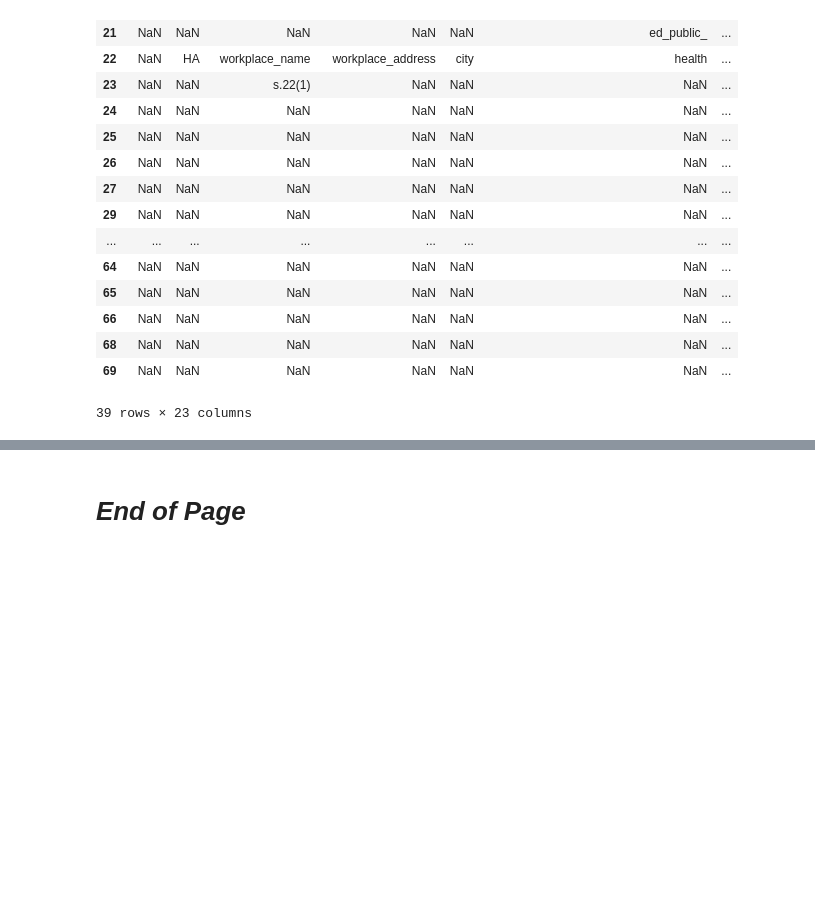
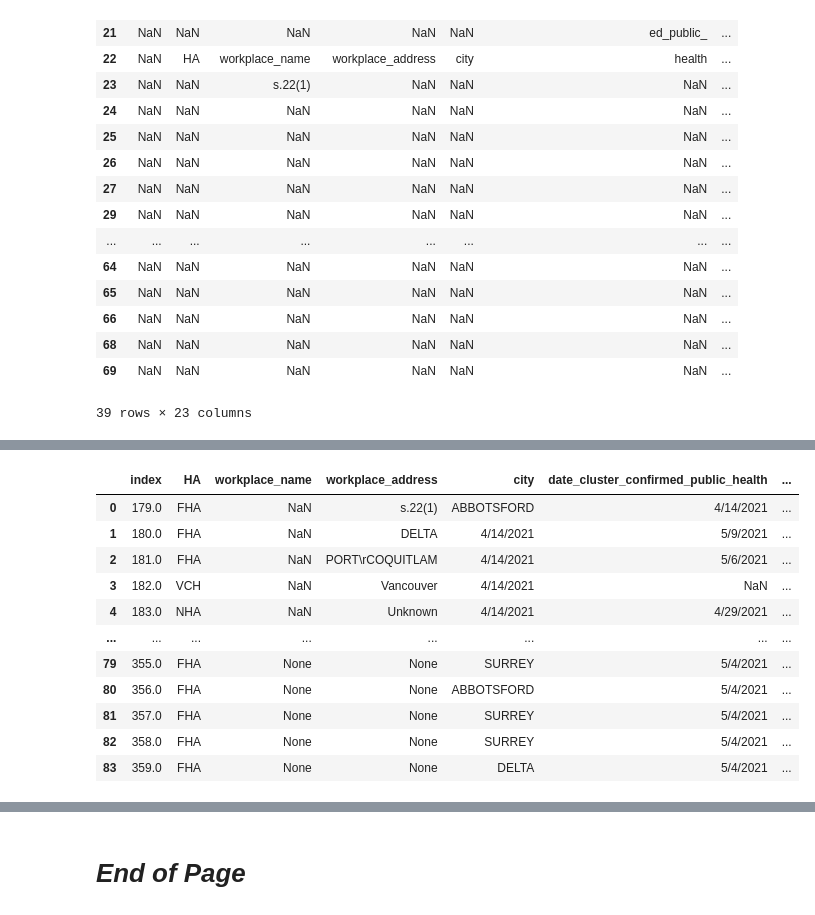
Before and after one commit to silvhua/BC-Covid-workplace-closures, a Jupyter notebook: notebooks/2023-03-23 parse PDF.ipynb, the cells around one changed output, grey strips where cells are left out. Drawn from its saved outputs; the diff is of its cells as text; code cells hidden in the pictures; blank space fills up the shorter version.

```diff
--- a/notebooks/2023-03-23 parse PDF.ipynb
+++ b/notebooks/2023-03-23 parse PDF.ipynb
@@ -1721,0 +1816,88 @@ dfs12[1][(dfs12[1]['index'].isna())]
+# %%
+from tabula import read_pdf
+import json
+import re
+
+def merge_rows(df, id_column='Unnamed: 0', fill_method='bfill'):
+    """
+    Merges rows in a pandas dataframe that were parsed incorrectly into multiple rows.
+    Assumes that the rows that need to be merged have the same value in a unique ID column.
+    """
+    df[id_column] = df[id_column].fillna(method=fill_method)
+
+    # Group the rows by the unique ID column and aggregate the values in each group
+    grouped_df = df.groupby(id_column, as_index=False).agg(lambda x: ''.join(str(v) for v in x if type(v)==str))
+
+    # Return the merged dataframe
+    return grouped_df.replace('', None)
+
+def parse_pdf(pdf_filenames, filepath=r'C:\Users\silvh\OneDrive\lighthouse\portfolio-projects\BC-Covid-workplace-closures\data\raw',
+    pages='all', column_to_adjust='workplace_name', filename=None,
+    path=r'C:\Users\silvh\OneDrive\lighthouse\portfolio-projects\BC-Covid-workplace-closures\data\interim'):
+    """
+    Create dataframe from a PDF file using
+    """
+    print(f'Extracting the following files:')
+    if type(pdf_filenames) != list:
+        pdf_filenames = [pdf_filenames]
+    dfs_list = []
+    reference_dict = dict()
+    unparsed_pages = dict()
+    for file in pdf_filenames:
+        print(file, end='...')
+        try:
+            filepath = f'{filepath}/'.replace('\\','/') if filepath else ''
+            path_and_file = filepath+file
+            df_list = read_pdf(path_and_file, pages=pages)
+            file_dfs = []
+            page1_columns = df_list[0].columns.str.replace('\r', '').to_list()
+            page1_columns_sorted = sorted(page1_columns)
+            for page_number in range(len(df_list)):
+                print(f'page {page_number}...', end='...')
+                df_list[page_number].columns = df_list[page_number].columns.str.replace('\r', '')
+                if sorted(df_list[page_number].columns.to_list()) == page1_columns_sorted:
+                    pass
+                else:
+                    df_list[page_number].columns = page1_columns
+                    unparsed_pages[file] = page_number+1
+                    file_dfs.append(df_list[page_number])
+                    print(f'\n\t**Unable to parse columns for page {page_number+1} of {file}**', sep='')
+                file_dfs.append(
+                    merge_rows(df_list[page_number]) if df_list[page_number]['Unnamed: 0'].isna().sum() > 0 else df_list[page_number]
+                    # df_list[page_number]
+                    # merge_rows(df_list[page_number])
+                    )
+            final_file_df = pd.concat(file_dfs)
+            final_file_df.columns = final_file_df.columns.str.replace('cosed', 'closed')
+            final_file_df.reset_index(inplace=True, drop=True)
+            final_file_df.rename(columns={'Unnamed: 0': 'index'}, inplace=True)
+            dfs_list.append(final_file_df)
+        except:
+            print(f'\nError parsing {file}')
+            return dfs_list
+        print('\n\tDone')
+    unique_cols_dict = {}
+    for i, df in enumerate(dfs_list):
+        other_dfs = dfs_list[:i] + dfs_list[i+1:]
+        other_cols = set().union(*[set(other_df.columns) for other_df in other_dfs])
+        unique_columns = set(df.columns) - other_cols
+        unique_cols_dict[file] = unique_columns if len(unique_columns)>0 else "none"
+        print(f'Columns unique to part{i+1}: {unique_cols_dict[file]}')
+    reference_dict['unparsed pages'] = unparsed_pages
+    reference_dict['unique columns'] = unique_cols_dict
+    if filename:
+        try:
+            savepickle(dfs_list, filename=filename, path=path)
+            with open(f'{filepath}{filename}_reference.json','w') as json_file:
+                json.dump(reference_dict, json_file)
+        except:
+            print('Unable to save outputs')
+
+    return dfs_list, reference_dict
+
+n_docs = 2
+filenames = [f'F22-1445 Records_Part{i}.pdf' for i in range(1,n_docs+1)]
+dfs, reference = parse_pdf(filenames, pages='1,10', filename=None)
+# dfs, unique_cols = parse_pdf(filenames, pages='1-2', filename='pdfs_parsed_to_df_list')
+dfs[1]
+# %% [output]
@@ -1721,0 +1913,12 @@ dfs12[1][(dfs12[1]['index'].isna())]
+|  | index | HA | workplace_name | workplace_address | city | date_cluster_confirmed_public_health | ... |
+| 0 | 179.0 | FHA | NaN | s.22(1) | ABBOTSFORD | 4/14/2021 | ... |
+| 1 | 180.0 | FHA | NaN | DELTA | 4/14/2021 | 5/9/2021 | ... |
+| 2 | 181.0 | FHA | NaN | PORT\rCOQUITLAM | 4/14/2021 | 5/6/2021 | ... |
+| 3 | 182.0 | VCH | NaN | Vancouver | 4/14/2021 | NaN | ... |
+| 4 | 183.0 | NHA | NaN | Unknown | 4/14/2021 | 4/29/2021 | ... |
+| ... | ... | ... | ... | ... | ... | ... | ... |
+| 79 | 355.0 | FHA | None | None | SURREY | 5/4/2021 | ... |
+| 80 | 356.0 | FHA | None | None | ABBOTSFORD | 5/4/2021 | ... |
+| 81 | 357.0 | FHA | None | None | SURREY | 5/4/2021 | ... |
+| 82 | 358.0 | FHA | None | None | SURREY | 5/4/2021 | ... |
+| 83 | 359.0 | FHA | None | None | DELTA | 5/4/2021 | ... |
```
Also changed, not shown: parts of 16 cells of this notebook.
